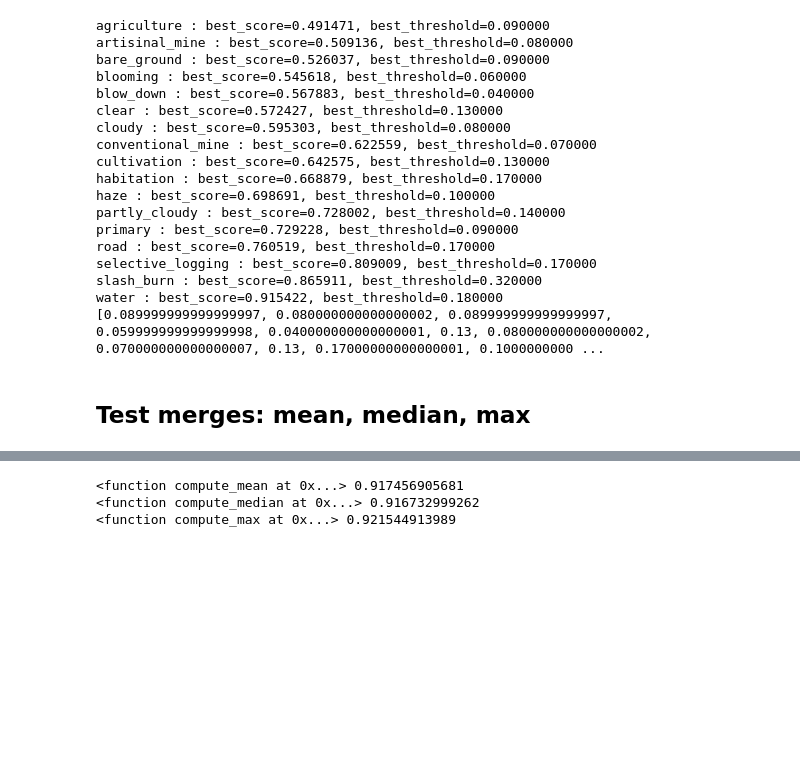
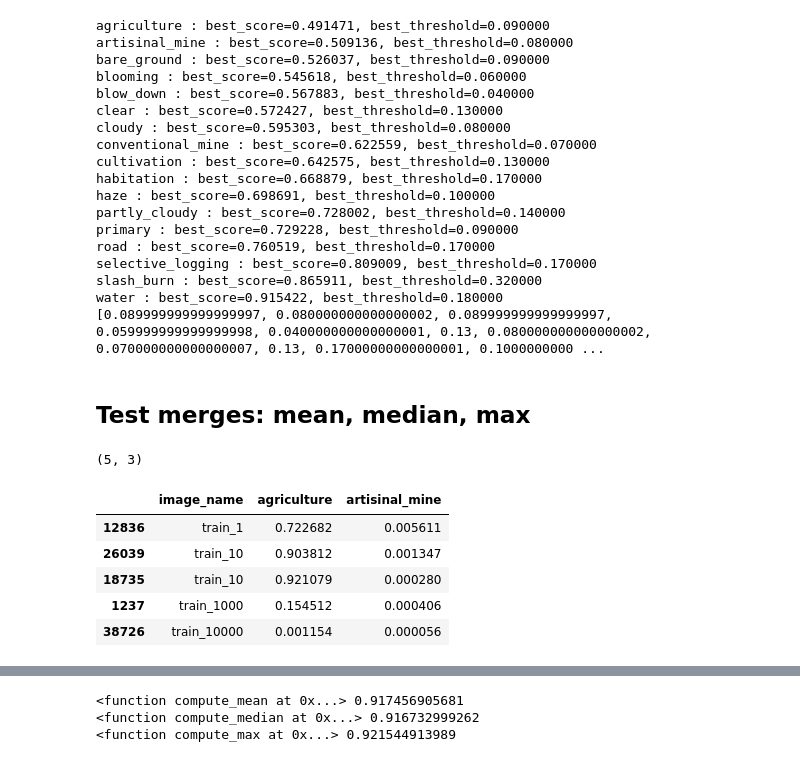
Before and after one commit to vfdev-5/planet_amazon_rainforest, a Jupyter notebook: notebooks/predictions_blender.ipynb, the cells around one changed output, grey strips where cells are left out. Saved outputs shown, nothing was run; the diff lists cells and outputs as text; code cells hidden in the pictures; blank space fills up the shorter version.

```diff
--- a/notebooks/predictions_blender.ipynb
+++ b/notebooks/predictions_blender.ipynb
@@ -244,0 +236,11 @@ def compute_max(predictions):
+# %%
+print(df1.shape)
+df1
+# %% [output]
+(5, 3)
+|  | image_name | agriculture | artisinal_mine |
+| 12836 | train_1 | 0.722682 | 0.005611 |
+| 26039 | train_10 | 0.903812 | 0.001347 |
+| 18735 | train_10 | 0.921079 | 0.000280 |
+| 1237 | train_1000 | 0.154512 | 0.000406 |
+| 38726 | train_10000 | 0.001154 | 0.000056 |
```
Also changed, not shown: parts of 15 cells of this notebook, 1 other file.
